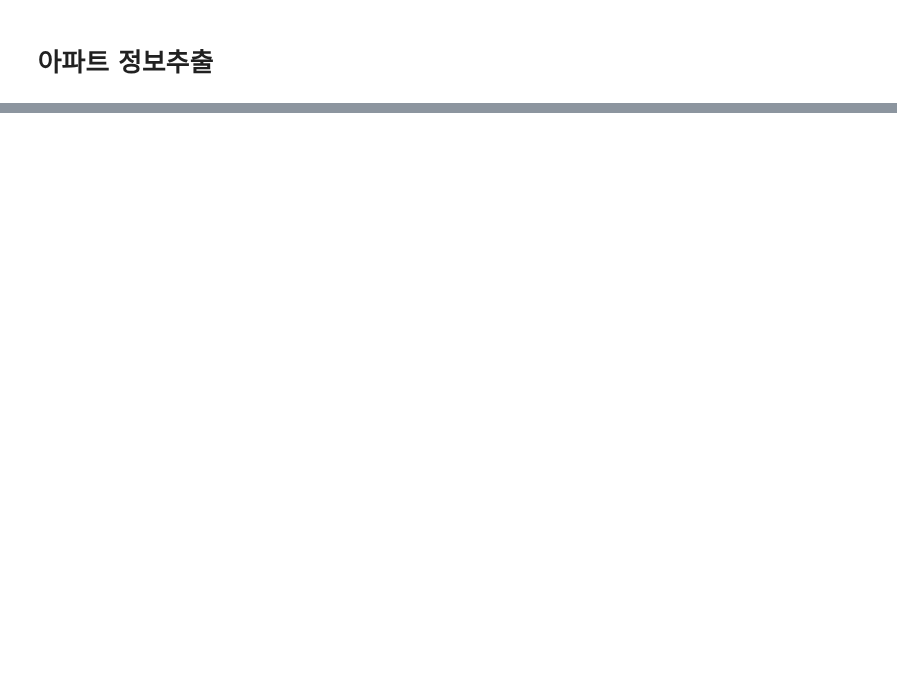
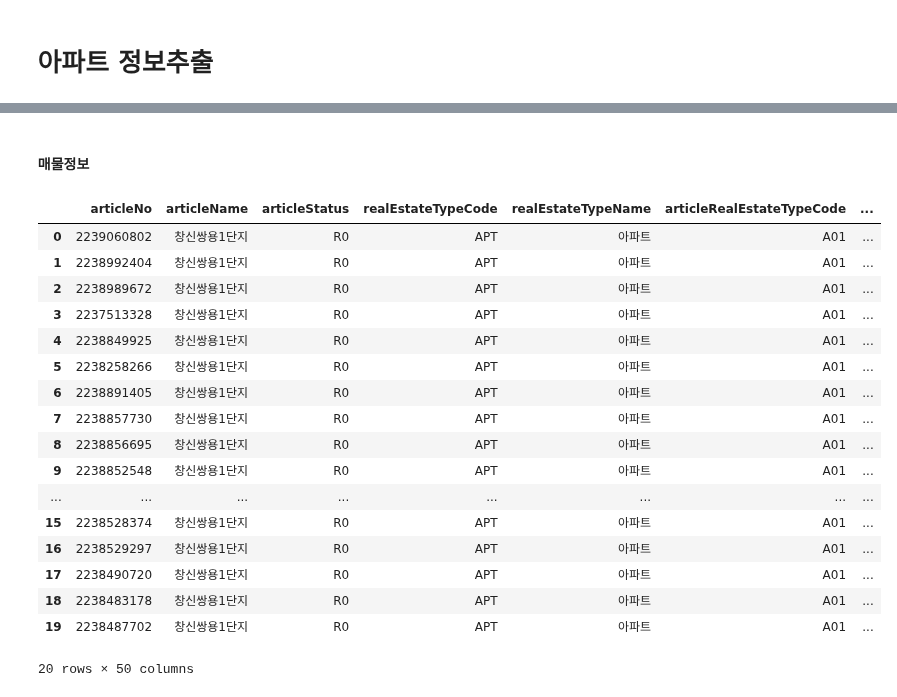
Before and after one commit to hsnam95/my, a Jupyter notebook: naver부동산.ipynb, the cells around one changed output, grey strips where cells are left out. Cells and saved outputs as stored; diff of their text form; code cells hidden in the pictures; blank space fills up the shorter version.

```diff
--- a/naver부동산.ipynb
+++ b/naver부동산.ipynb
@@ -23,3 +40,5 @@ get_INFO(url, header)
+# %%
+complexNo='794'
 # %%
 url = 'https://new.land.naver.com/api/complexes/'+complexNo
 complexINFO = get_INFO(url, header)
@@ -40,3 +95,26 @@ get_INFO(url, header)
+# %% [markdown]
+#### 매물정보
 # %%
-url = 'https://new.land.naver.com/api/articles/complex/8928?realEstateType=APT&tradeType=&tag=::::::::&rentPriceMin=0&rentPriceMax=900000000&priceMin=0&priceMax=900000000&areaMin=0&areaMax=900000000&oldBuildYears&recentlyBuildYears&minHouseHoldCount&maxHouseHoldCount&showArticle=false&sameAddressGroup=false&minMaintenanceCost&maxMaintenanceCost&priceType=RETAIL&directions=&page=1&complexNo=8928&buildingNos=&areaNos=&type=list&order=rank'
-get_INFO(url, header)
+url = 'https://new.land.naver.com/api/articles/complex/'+complexNo+'?realEstateType=APT:ABYG:JGC&tradeType=A1&tag=::::::::&rentPriceMin=0&rentPriceMax=900000000&priceMin=0&priceMax=900000000&areaMin=0&areaMax=900000000&oldBuildYears&recentlyBuildYears&minHouseHoldCount&maxHouseHoldCount&showArticle=false&sameAddressGroup=false&minMaintenanceCost&maxMaintenanceCost&priceType=RETAIL&directions=&page=1&complexNo='+complexNo+'&buildingNos=&areaNos=&type=list&order=rank'
+articleINFO=get_INFO(url, header)
+articleINFO.keys()
+pd.DataFrame(articleINFO['articleList'])
+# %% [output]
+|  | articleNo | articleName | articleStatus | realEstateTypeCode | realEstateTypeName | articleRealEstateTypeCode | ... |
+| 0 | 2239060802 | 창신쌍용1단지 | R0 | APT | 아파트 | A01 | ... |
+| 1 | 2238992404 | 창신쌍용1단지 | R0 | APT | 아파트 | A01 | ... |
+| 2 | 2238989672 | 창신쌍용1단지 | R0 | APT | 아파트 | A01 | ... |
+| 3 | 2237513328 | 창신쌍용1단지 | R0 | APT | 아파트 | A01 | ... |
+| 4 | 2238849925 | 창신쌍용1단지 | R0 | APT | 아파트 | A01 | ... |
+| 5 | 2238258266 | 창신쌍용1단지 | R0 | APT | 아파트 | A01 | ... |
+| 6 | 2238891405 | 창신쌍용1단지 | R0 | APT | 아파트 | A01 | ... |
+| 7 | 2238857730 | 창신쌍용1단지 | R0 | APT | 아파트 | A01 | ... |
+| 8 | 2238856695 | 창신쌍용1단지 | R0 | APT | 아파트 | A01 | ... |
+| 9 | 2238852548 | 창신쌍용1단지 | R0 | APT | 아파트 | A01 | ... |
+| ... | ... | ... | ... | ... | ... | ... | ... |
+| 15 | 2238528374 | 창신쌍용1단지 | R0 | APT | 아파트 | A01 | ... |
+| 16 | 2238529297 | 창신쌍용1단지 | R0 | APT | 아파트 | A01 | ... |
+| 17 | 2238490720 | 창신쌍용1단지 | R0 | APT | 아파트 | A01 | ... |
+| 18 | 2238483178 | 창신쌍용1단지 | R0 | APT | 아파트 | A01 | ... |
+| 19 | 2238487702 | 창신쌍용1단지 | R0 | APT | 아파트 | A01 | ... |
+20 rows × 50 columns
```
Also changed, not shown: parts of 19 cells of this notebook.
